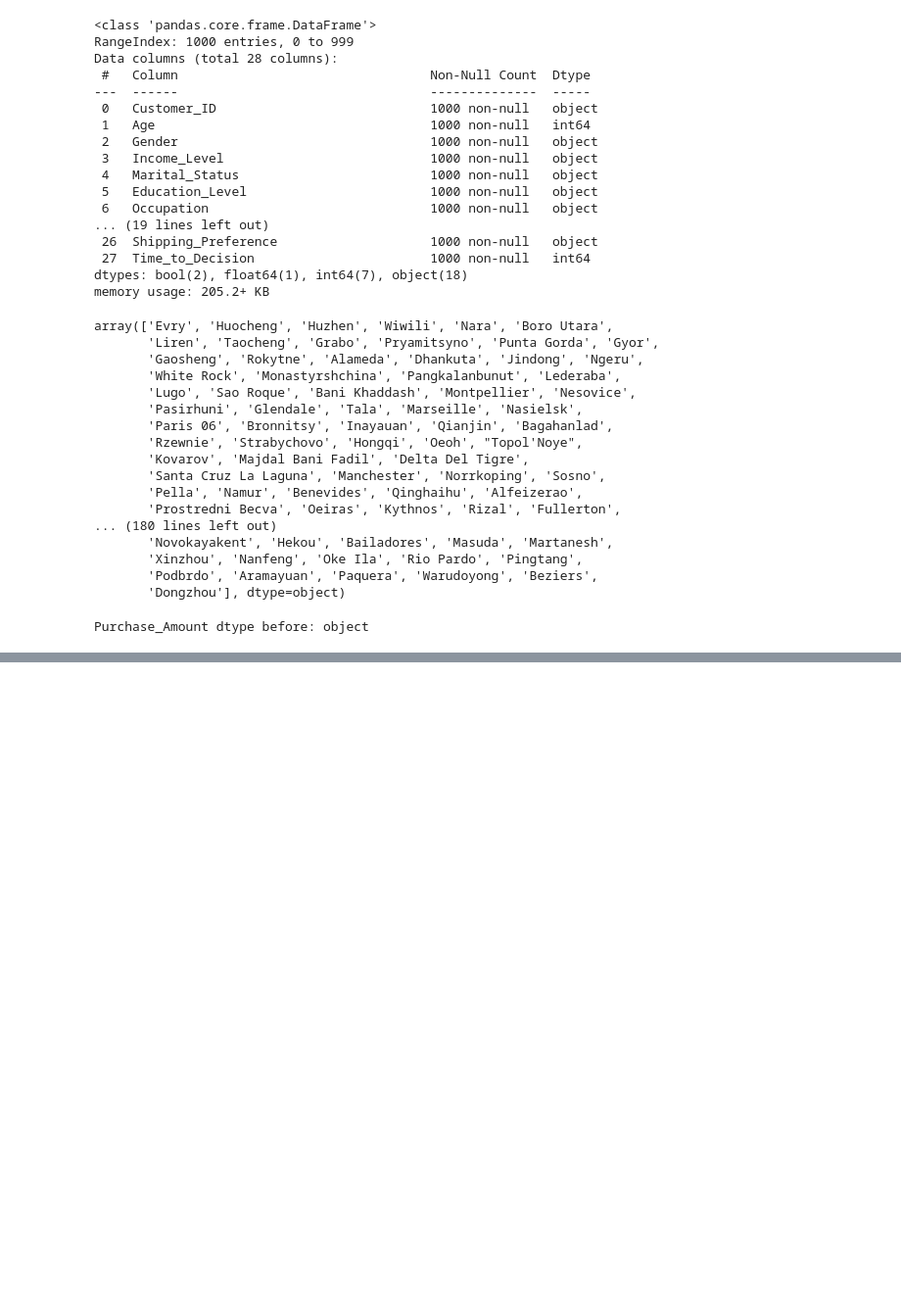
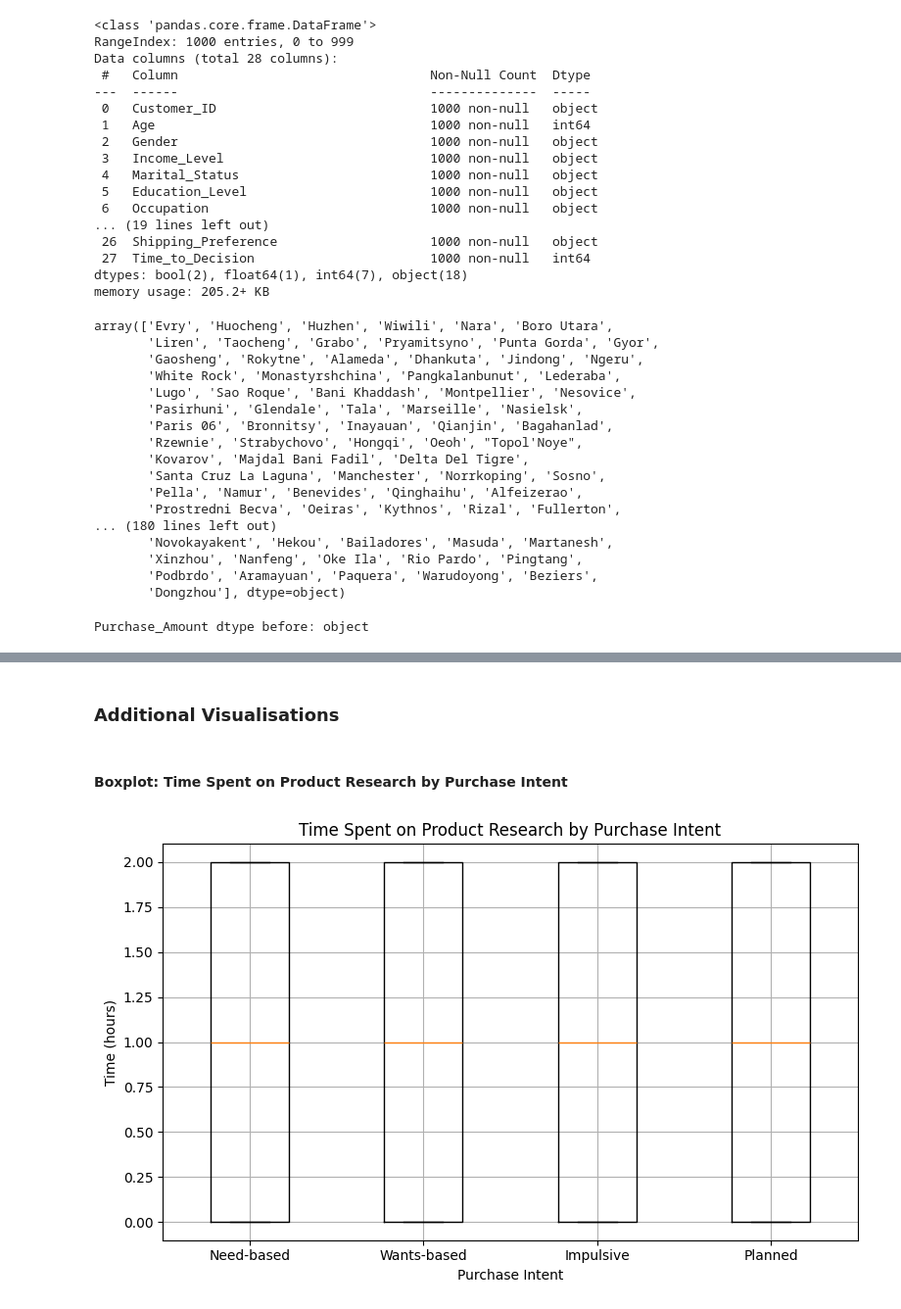
Before and after one commit to Bhekstar007/COS20089, a Jupyter notebook: Assignment_2.ipynb, the cells around one changed output, grey strips where cells are left out. Shown at 98% size. Saved outputs shown, nothing was run; the diff lists cells and outputs as text; code cells hidden in the pictures; blank space fills up the shorter version.

```diff
--- a/Assignment_2.ipynb
+++ b/Assignment_2.ipynb
@@ -194,0 +225,11 @@ Cleaned dataset saved to EcommerceConsumerBehavior_Cleaned.csv
+# %%
+df = pd.read_csv('EcommerceConsumerBehavior_Cleaned.csv')  # Replace with actual file
+
+# Drop non-informative columns
+df.drop(['Customer_ID', 'Time_of_Purchase_str'], axis=1, inplace=True)
+
+# Check for missing values
+print("Missing values per column:\n", df.isnull().sum())
+
+# Fill missing values (if any) with median
+df.fillna(df.median(numeric_only=True), inplace=True)
@@ -194,0 +402,17 @@ Cleaned dataset saved to EcommerceConsumerBehavior_Cleaned.csv
+# %% [markdown]
+###  Additional Visualisations
+# %% [markdown]
+#### Boxplot: Time Spent on Product Research by Purchase Intent
+# %%
+plt.figure(figsize=(8, 5))
+purchase_intents = df['Purchase_Intent'].unique()
+data = [df[df['Purchase_Intent'] == intent]['Time_Spent_on_Product_Research(hours)'] for intent in purchase_intents]
+plt.boxplot(data, labels=purchase_intents)
+plt.title('Time Spent on Product Research by Purchase Intent')
+plt.ylabel('Time (hours)')
+plt.xlabel('Purchase Intent')
+plt.grid(True)
+plt.tight_layout()
+plt.show()
+# %% [output]
+[figure, added]
```
Also changed, not shown: parts of 30 cells of this notebook, 1 other file.
